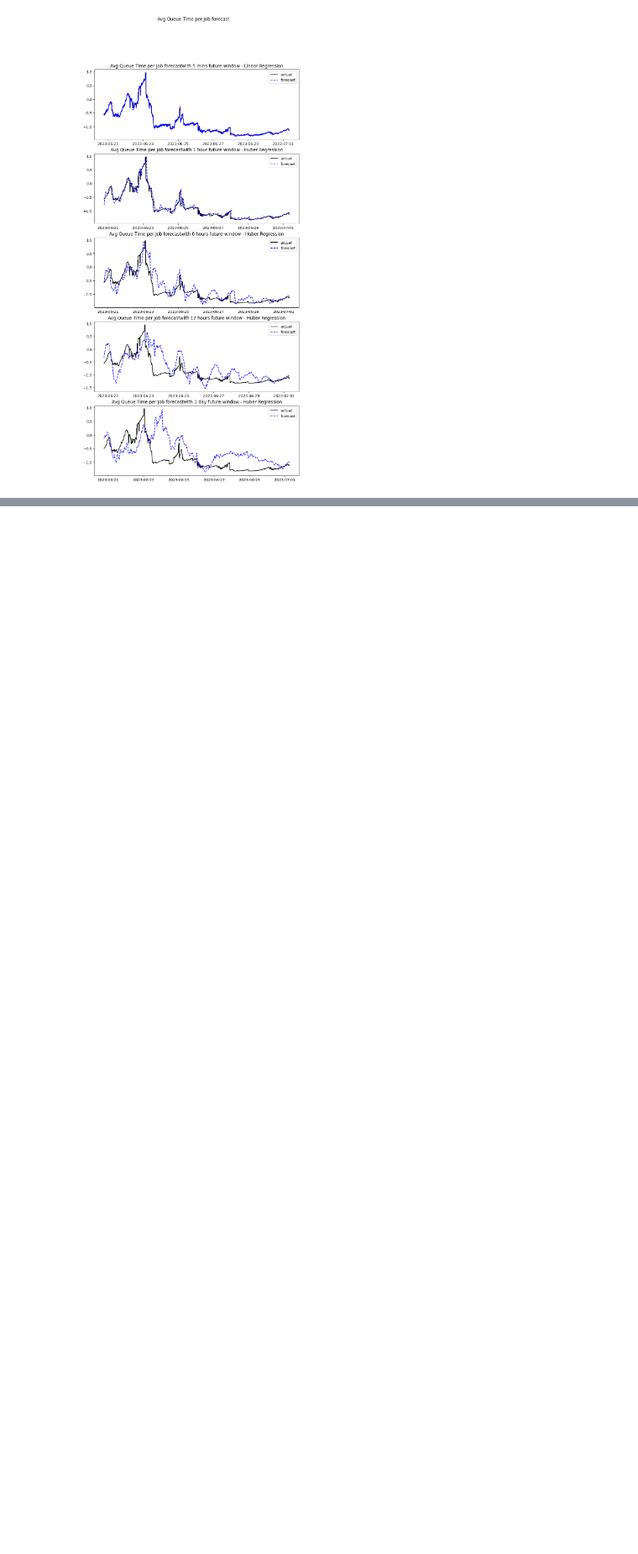
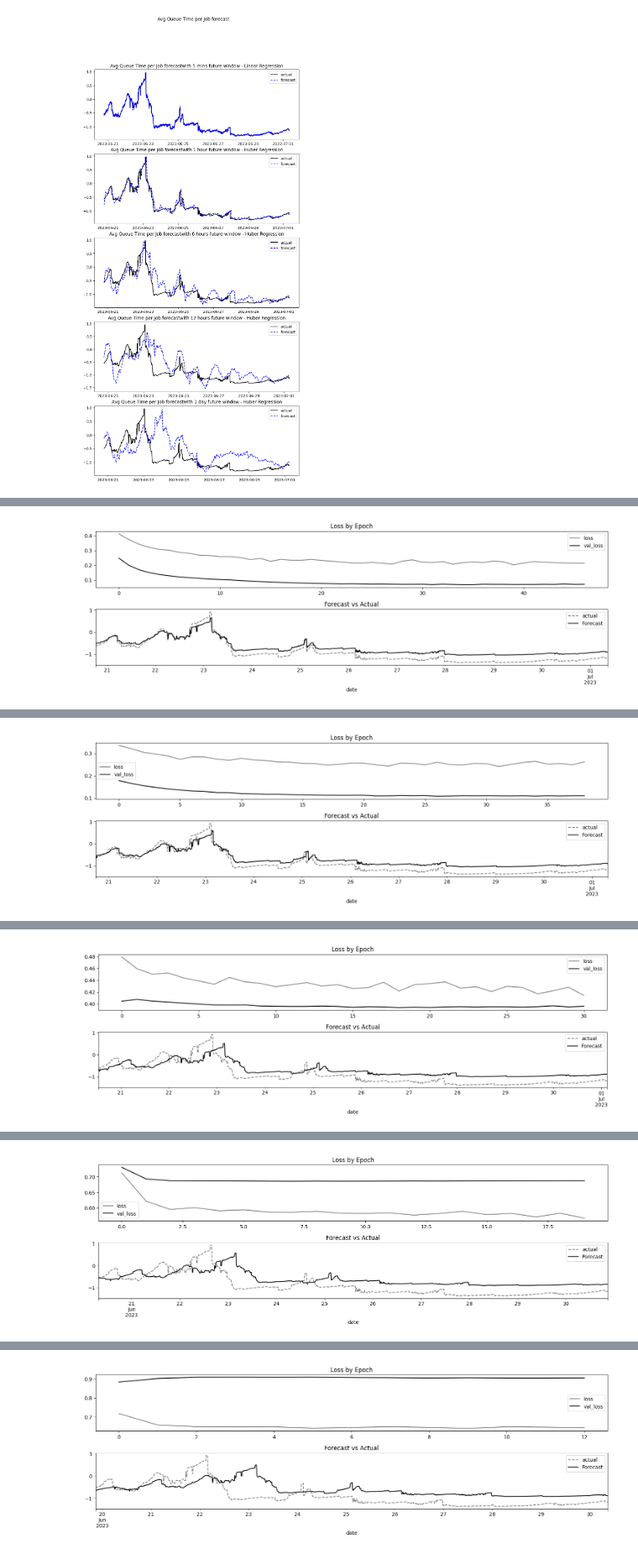
Before and after one commit to ari-apc-lab/croupier, a Jupyter notebook: forecast/forecasting/forecasting.ipynb, the cells around one changed output, grey strips where cells are left out. Shown at 84% size. Drawn from its saved outputs; the diff is of its cells as text; code cells hidden in the pictures; blank space fills up the shorter version.

Commit message:
feat: one future step forecasting with GRU model

```diff
--- a/forecast/forecasting/forecasting.ipynb
+++ b/forecast/forecasting/forecasting.ipynb
@@ -1080,0 +1356,4 @@ grid_plot_results(one_future_step_results, test_scaled_df, 'Avg Queue Time per J
+# %%
+for period, results in one_future_step_dl_results.items():
+    evaluation_metrics = results['forecasts']['RNN']['evaluation_metrics']
+    print ("evaluation metrics for RNN model with period: {}: {}", period, evaluation_metrics )
@@ -1080,0 +1366,8 @@ grid_plot_results(one_future_step_results, test_scaled_df, 'Avg Queue Time per J
+# %%
+for period, results in one_future_step_dl_results.items():
+    x_test = results['x_test']
+    y_test = results['y_test']
+    index = results['index']
+    model = results['forecasts']['RNN']['model']
+    history = results['forecasts']['RNN']['history']
+    plot_forecast(model, x_test, y_test, index, history)
@@ -1080,0 +1431,7 @@ grid_plot_results(one_future_step_results, test_scaled_df, 'Avg Queue Time per J
+# %%
+# Evaluating models
+evaluate_models (one_future_step_dl_results)
+
+for period, results in one_future_step_dl_results.items():
+    evaluation_metrics = results['forecasts']['GRU']['evaluation_metrics']
+    print ("evaluation metrics for GRU model with period: {}: {}", period, evaluation_metrics )
@@ -1080,0 +1454,9 @@ grid_plot_results(one_future_step_results, test_scaled_df, 'Avg Queue Time per J
+# %%
+for period, results in one_future_step_dl_results.items():
+    x_test = results['x_test']
+    y_test = results['y_test']
+    index = results['index']
+    model = results['forecasts']['GRU']['model']
+    history = results['forecasts']['GRU']['history']
+    plot_forecast(model, x_test, y_test, index, history)
+# %% [output]
@@ -1080,0 +1464 @@ grid_plot_results(one_future_step_results, test_scaled_df, 'Avg Queue Time per J
+[figure, added]
@@ -1080,0 +1466 @@ grid_plot_results(one_future_step_results, test_scaled_df, 'Avg Queue Time per J
+[figure, added]
@@ -1080,0 +1468 @@ grid_plot_results(one_future_step_results, test_scaled_df, 'Avg Queue Time per J
+[figure, added]
@@ -1080,0 +1470 @@ grid_plot_results(one_future_step_results, test_scaled_df, 'Avg Queue Time per J
+[figure, added]
@@ -1080,0 +1472 @@ grid_plot_results(one_future_step_results, test_scaled_df, 'Avg Queue Time per J
+[figure, added]
```
Also changed, not shown: parts of 17 cells of this notebook.
